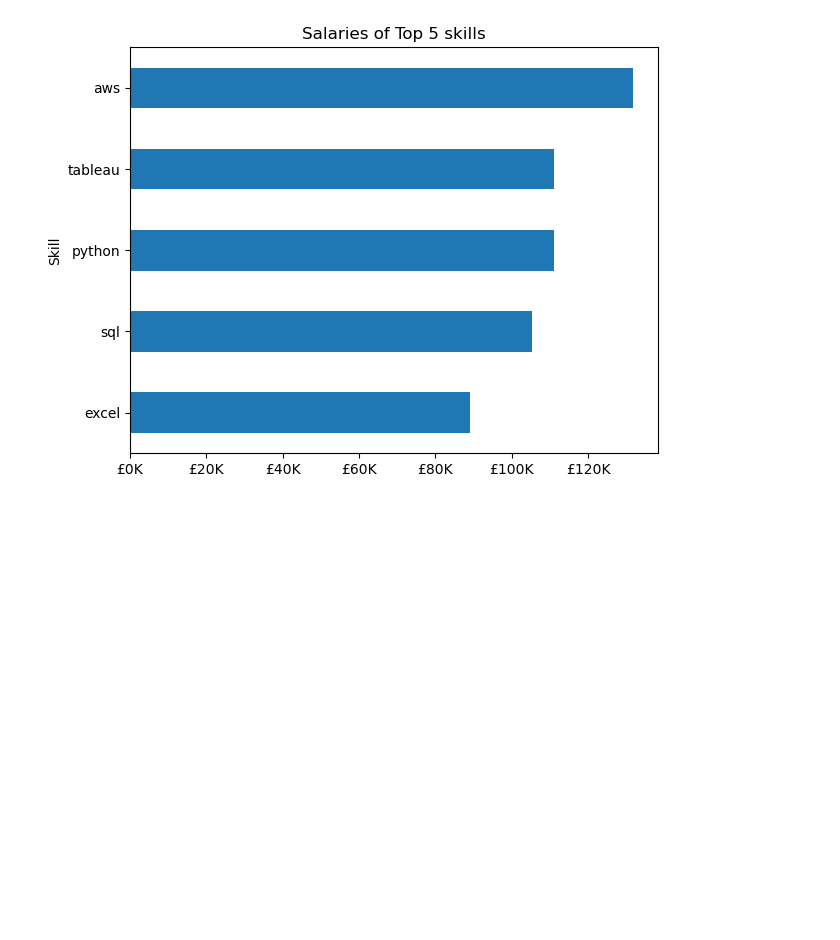
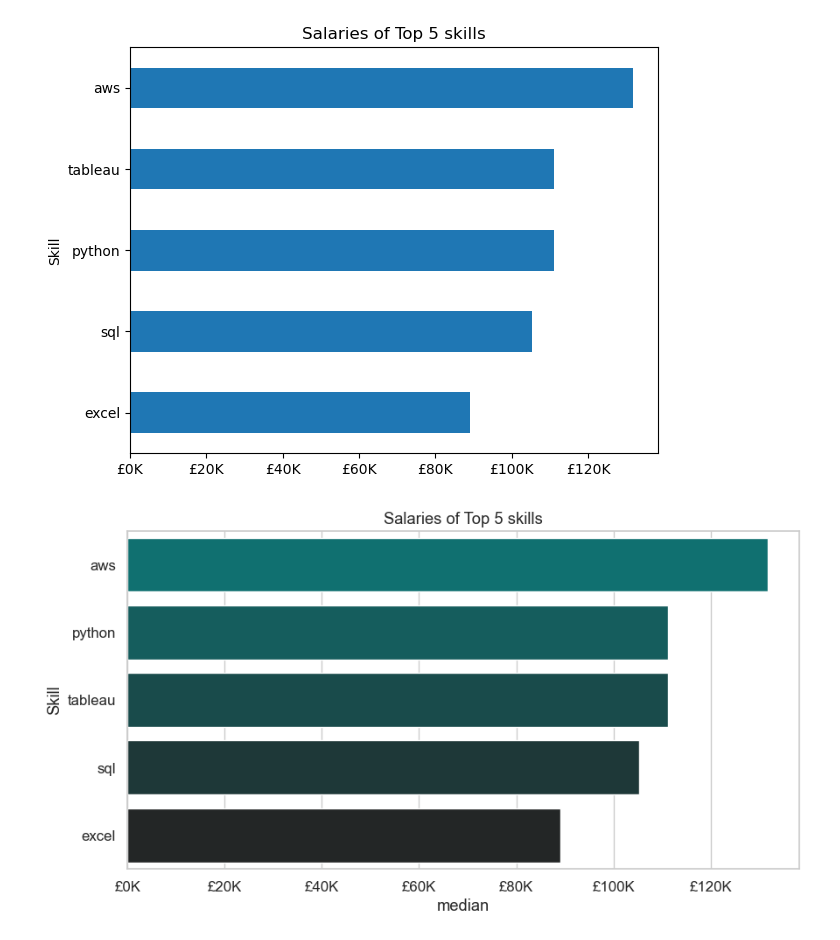
Before and after one commit to Mizan95/Project_Data_Analysis, a Jupyter notebook: 4.ipynb, the cells around one changed output. Cells and saved outputs as stored; diff of their text form; code cells hidden in the pictures; blank space fills up the shorter version.

Commit message:
Apply nice Seaborn styling for plots in salaries for top 5 skills

```diff
--- a/4.ipynb
+++ b/4.ipynb
@@ -110,3 +110,26 @@ plt.ylabel("Skill")
 plt.tight_layout() # Makes spacing nice
 # %% [output]
 [figure]
+# %%
+df_salaries = salaries_of_top_5_skills.sort_values(ascending=False).reset_index()
+
+sns.set_theme(style="whitegrid", font_scale=1.1)
+plt.figure(figsize=(9, 5))
+
+sns.barplot(
+    data=df_salaries, # reset index to turn into dataframe, otherwise plot fails
+    x="median",
+    y="job_skills",
+
+    palette="dark:teal_r",
+    hue="job_skills",
+);
+
+plt.gca().xaxis.set_major_formatter(FuncFormatter(pounds_k)) # Format x axis ticks as £K
+
+plt.title("Salaries of Top 5 skills")
+plt.ylabel("")
+plt.ylabel("Skill")
+plt.tight_layout() # Makes spacing nice
+# %% [output]
+[figure, added]
```
Also changed, not shown: parts of 1 cell of this notebook, 1 other file.
